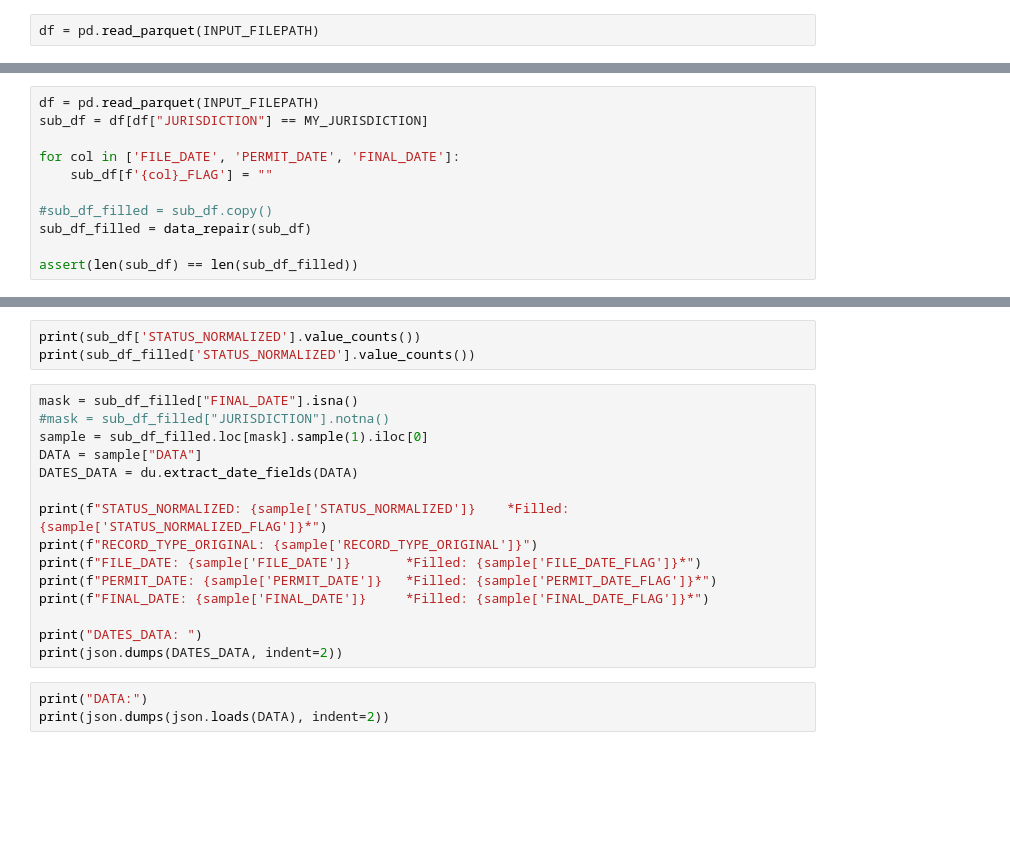
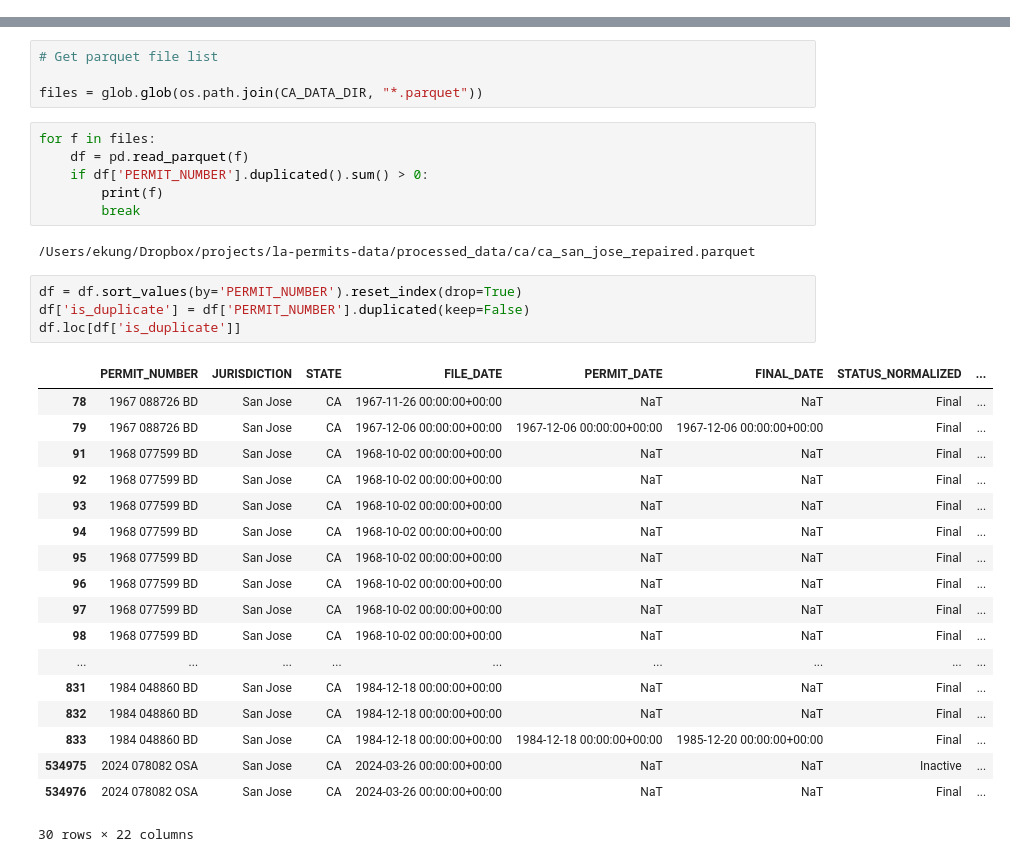
Before and after one commit to ed-kung/la-permits-data, a Jupyter notebook: notebooks/playground.ipynb, the cells around one changed output, grey strips where cells are left out. Cells and saved outputs as stored; diff of their text form; blank space fills up the shorter version.

```diff
--- a/notebooks/playground.ipynb
+++ b/notebooks/playground.ipynb
@@ -29,2 +26,0 @@ INPUT_FILEPATH = os.path.join(MY_DATA_PATH, "processed_data", "permits_ca_sample
-# %%
-df = pd.read_parquet(INPUT_FILEPATH)
@@ -47,11 +26,0 @@ df[['JURISDICTION', 'STATE']].drop_duplicates()
-# %%
-df = pd.read_parquet(INPUT_FILEPATH)
-sub_df = df[df["JURISDICTION"] == MY_JURISDICTION]
-
-for col in ['FILE_DATE', 'PERMIT_DATE', 'FINAL_DATE']:
-    sub_df[f'{col}_FLAG'] = ""
-
-#sub_df_filled = sub_df.copy()
-sub_df_filled = data_repair(sub_df)
-
-assert(len(sub_df) == len(sub_df_filled))
@@ -75,21 +27,35 @@ for col in ['STATUS_NORMALIZED', 'FILE_DATE', 'PERMIT_DATE', 'FINAL_DATE']:
-# %%
-print(sub_df['STATUS_NORMALIZED'].value_counts())
-print(sub_df_filled['STATUS_NORMALIZED'].value_counts())
-# %%
-mask = sub_df_filled["FINAL_DATE"].isna()
-#mask = sub_df_filled["JURISDICTION"].notna()
-sample = sub_df_filled.loc[mask].sample(1).iloc[0]
-DATA = sample["DATA"]
-DATES_DATA = du.extract_date_fields(DATA)
-
-print(f"STATUS_NORMALIZED: {sample['STATUS_NORMALIZED']}    *Filled: {sample['STATUS_NORMALIZED_FLAG']}*")
-print(f"RECORD_TYPE_ORIGINAL: {sample['RECORD_TYPE_ORIGINAL']}")
-print(f"FILE_DATE: {sample['FILE_DATE']}       *Filled: {sample['FILE_DATE_FLAG']}*")
-print(f"PERMIT_DATE: {sample['PERMIT_DATE']}   *Filled: {sample['PERMIT_DATE_FLAG']}*")
-print(f"FINAL_DATE: {sample['FINAL_DATE']}     *Filled: {sample['FINAL_DATE_FLAG']}*")
-
-print("DATES_DATA: ")
-print(json.dumps(DATES_DATA, indent=2))
-# %%
-print("DATA:")
-print(json.dumps(json.loads(DATA), indent=2))
+# %%
+# Get parquet file list
+
+files = glob.glob(os.path.join(CA_DATA_DIR, "*.parquet"))
+# %%
+for f in files:
+    df = pd.read_parquet(f)
+    if df['PERMIT_NUMBER'].duplicated().sum() > 0:
+        print(f)
+        break
+# %% [output]
+/Users/ekung/Dropbox/projects/la-permits-data/processed_data/ca/ca_san_jose_repaired.parquet
+# %%
+df = df.sort_values(by='PERMIT_NUMBER').reset_index(drop=True)
+df['is_duplicate'] = df['PERMIT_NUMBER'].duplicated(keep=False)
+df.loc[df['is_duplicate']]
+# %% [output]
+|  | PERMIT_NUMBER | JURISDICTION | STATE | FILE_DATE | PERMIT_DATE | FINAL_DATE | STATUS_NORMALIZED | ... |
+| 78 | 1967 088726 BD | San Jose | CA | 1967-11-26 00:00:00+00:00 | NaT | NaT | Final | ... |
+| 79 | 1967 088726 BD | San Jose | CA | 1967-12-06 00:00:00+00:00 | 1967-12-06 00:00:00+00:00 | 1967-12-06 00:00:00+00:00 | Final | ... |
+| 91 | 1968 077599 BD | San Jose | CA | 1968-10-02 00:00:00+00:00 | NaT | NaT | Final | ... |
+| 92 | 1968 077599 BD | San Jose | CA | 1968-10-02 00:00:00+00:00 | NaT | NaT | Final | ... |
+| 93 | 1968 077599 BD | San Jose | CA | 1968-10-02 00:00:00+00:00 | NaT | NaT | Final | ... |
+| 94 | 1968 077599 BD | San Jose | CA | 1968-10-02 00:00:00+00:00 | NaT | NaT | Final | ... |
+| 95 | 1968 077599 BD | San Jose | CA | 1968-10-02 00:00:00+00:00 | NaT | NaT | Final | ... |
+| 96 | 1968 077599 BD | San Jose | CA | 1968-10-02 00:00:00+00:00 | NaT | NaT | Final | ... |
+| 97 | 1968 077599 BD | San Jose | CA | 1968-10-02 00:00:00+00:00 | NaT | NaT | Final | ... |
+| 98 | 1968 077599 BD | San Jose | CA | 1968-10-02 00:00:00+00:00 | NaT | NaT | Final | ... |
+| ... | ... | ... | ... | ... | ... | ... | ... | ... |
+| 831 | 1984 048860 BD | San Jose | CA | 1984-12-18 00:00:00+00:00 | NaT | NaT | Final | ... |
+| 832 | 1984 048860 BD | San Jose | CA | 1984-12-18 00:00:00+00:00 | NaT | NaT | Final | ... |
+| 833 | 1984 048860 BD | San Jose | CA | 1984-12-18 00:00:00+00:00 | 1984-12-18 00:00:00+00:00 | 1985-12-20 00:00:00+00:00 | Final | ... |
+| 534975 | 2024 078082 OSA | San Jose | CA | 2024-03-26 00:00:00+00:00 | NaT | NaT | Inactive | ... |
+| 534976 | 2024 078082 OSA | San Jose | CA | 2024-03-26 00:00:00+00:00 | NaT | NaT | Final | ... |
+30 rows × 22 columns
```
Also changed, not shown: parts of 4 cells of this notebook, 2 other files.
